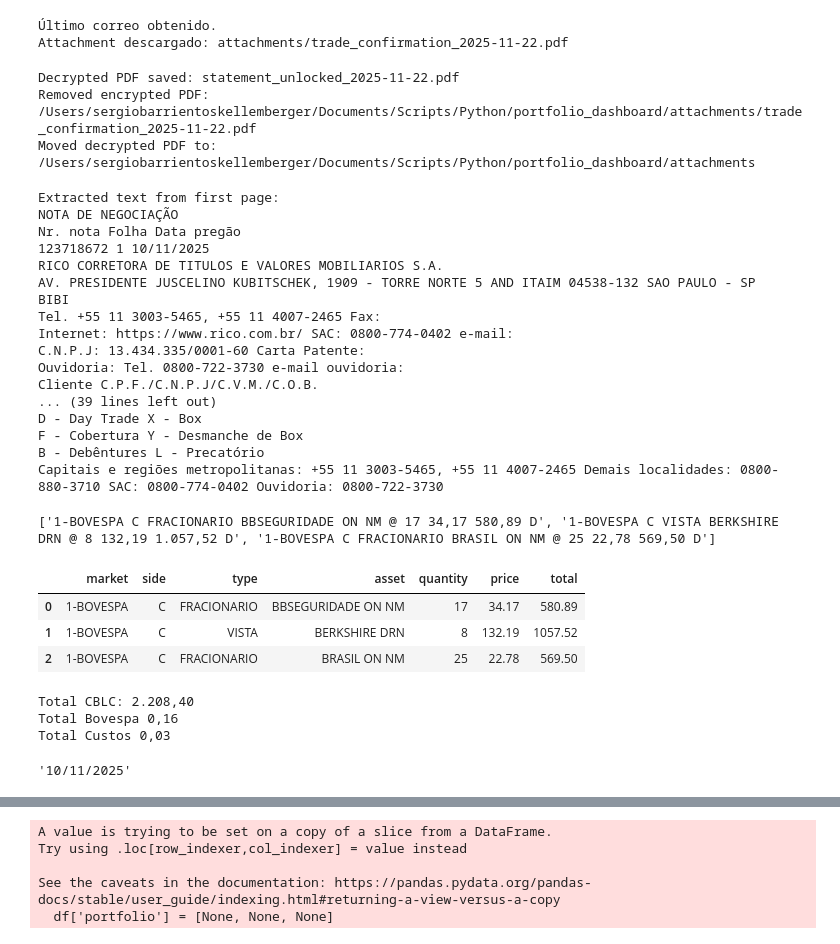
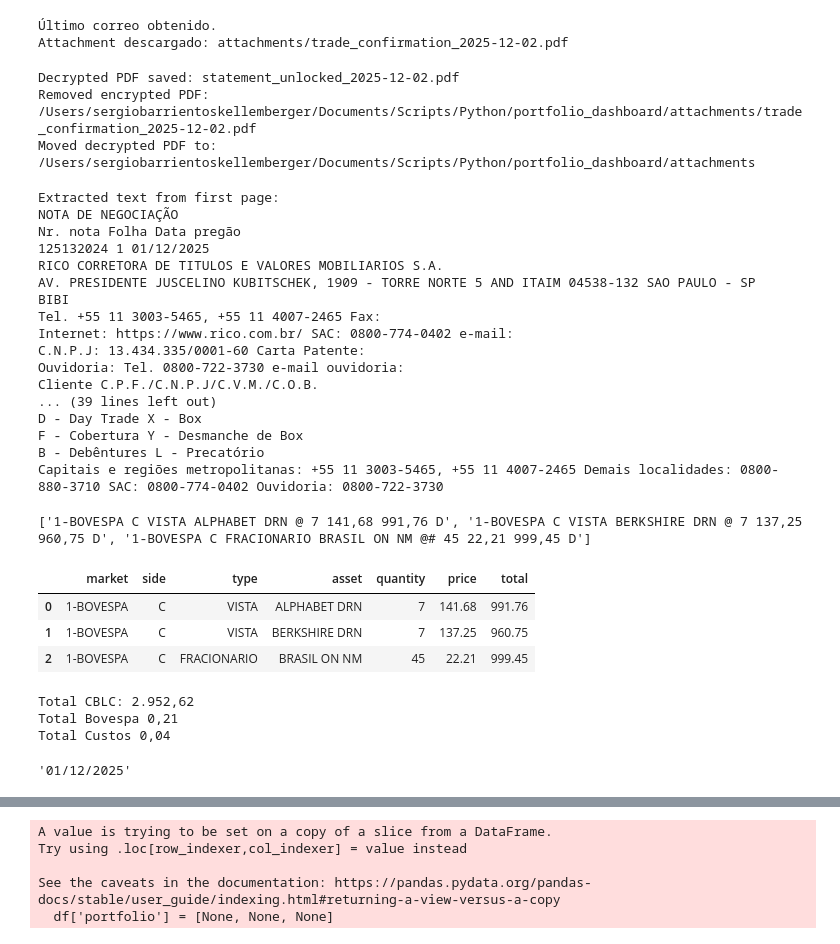
Before and after one commit to sergiobk201/portfolio_dashboard, a Jupyter notebook: gmail_rico_automation.ipynb, the cells around one changed output, grey strips where cells are left out. Cells and saved outputs as stored; diff of their text form; code cells hidden in the pictures.

Commit message:
new trades from december loaded to database, need to update the code to pull the table with SQL alchemy before adding tickers, IDs and portfolio to avoid user input as much as possible

```diff
--- a/gmail_rico_automation.ipynb
+++ b/gmail_rico_automation.ipynb
@@ -39,7 +39,7 @@ try:
     response = service.users().messages().list(
         userId="me",
         maxResults=1,
-        q="from: noreply@rico.com.vc has:attachment"  # puedes poner filtros como 'from:rico@...'
+        q="from: no-reply@rico.com.vc has:attachment"  # puedes poner filtros como 'from:rico@...'
     ).execute()
 
     messages = response.get("messages", [])
@@ -103,7 +103,7 @@ except Exception as e:
     print("Error:", e)
 # %% [output]
 Último correo obtenido.
-Attachment descargado: attachments/trade_confirmation_2025-11-22.pdf
+Attachment descargado: attachments/trade_confirmation_2025-12-02.pdf
 # %%
 import shutil
 import pikepdf
@@ -138,15 +138,15 @@ dst = os.path.join(os.getcwd(), "attachments")
 shutil.move(src, dst)
 print(f"Moved decrypted PDF to: {dst}")
 # %% [output]
-Decrypted PDF saved: statement_unlocked_2025-11-22.pdf
-Removed encrypted PDF: /Users/sergiobarrientoskellemberger/Documents/Scripts/Python/portfolio_dashboard/attachments/trade_confirmation_2025-11-22.pdf
+Decrypted PDF saved: statement_unlocked_2025-12-02.pdf
+Removed encrypted PDF: /Users/sergiobarrientoskellemberger/Documents/Scripts/Python/portfolio_dashboard/attachments/trade_confirmation_2025-12-02.pdf
 Moved decrypted PDF to: /Users/sergiobarrientoskellemberger/Documents/Scripts/Python/portfolio_dashboard/attachments
 # %%
 import pdfplumber
 import os
 
 with pdfplumber.open(os.path.join(dst, output_pdf)) as pdf:
-    first_page = pdf.pages[1]
+    first_page = pdf.pages[0]
     text = first_page.extract_text()
     print("Extracted text from first page:")
     print(text)
@@ -154,7 +154,7 @@ with pdfplumber.open(os.path.join(dst, output_pdf)) as pdf:
 Extracted text from first page:
 NOTA DE NEGOCIAÇÃO
 Nr. nota Folha Data pregão
-123718672 1 10/11/2025
+125132024 1 01/12/2025
 RICO CORRETORA DE TITULOS E VALORES MOBILIARIOS S.A.
 AV. PRESIDENTE JUSCELINO KUBITSCHEK, 1909 - TORRE NORTE 5 AND ITAIM 04538-132 SAO PAULO - SP
 BIBI
@@ -174,7 +174,7 @@ import re
 trades = re.findall(r"^1-BOVESPA.*$", text, flags=re.MULTILINE)
 print(trades)
 # %% [output]
-['1-BOVESPA C FRACIONARIO BBSEGURIDADE ON NM @ 17 34,17 580,89 D', '1-BOVESPA C VISTA BERKSHIRE DRN @ 8 132,19 1.057,52 D', '1-BOVESPA C FRACIONARIO BRASIL ON NM @ 25 22,78 569,50 D']
+['1-BOVESPA C VISTA ALPHABET DRN @ 7 141,68 991,76 D', '1-BOVESPA C VISTA BERKSHIRE DRN @ 7 137,25 960,75 D', '1-BOVESPA C FRACIONARIO BRASIL ON NM @# 45 22,21 999,45 D']
 # %%
 import pandas as pd
 
@@ -184,38 +184,38 @@ for line in trades:
     parts = line.split()
 
     market = parts[0]                      # 1-BOVESPA
     side = parts[1]                        # C or V
     tipo = parts[2]                        # FRACIONARIO, VISTA, etc.
 
     # Extract description until '@'
     result = next((s for s in parts if s.isdigit()), None)
     index = parts.index(result)
     description = " ".join(parts[3:index -1])
 
     quantity = int(parts[index])
 
     # Convert Brazilian decimals 34,17 → 34.17
-    price = float(parts[index + 1].replace(",", ".")).round(2)
-    total = float(parts[index + 2].replace(".", "").replace(",", ".")).round(2)
+    price = round(float(parts[index + 1].replace(",", ".")),2)
+    total = round(float(parts[index + 2].replace(".", "").replace(",", ".")),2)
 
     records.append({
         "market": market,
         "side": side,
         "type": tipo,
         "asset": description,
         "quantity": quantity,
         "price": price,
         "total": total,
     })
 
 # 3. Convert to DataFrame
 df = pd.DataFrame(records)
 df
 # %% [output]
 |  | market | side | type | asset | quantity | price | total |
-| 0 | 1-BOVESPA | C | FRACIONARIO | BBSEGURIDADE ON NM | 17 | 34.17 | 580.89 |
-| 1 | 1-BOVESPA | C | VISTA | BERKSHIRE DRN | 8 | 132.19 | 1057.52 |
-| 2 | 1-BOVESPA | C | FRACIONARIO | BRASIL ON NM | 25 | 22.78 | 569.50 |
+| 0 | 1-BOVESPA | C | VISTA | ALPHABET DRN | 7 | 141.68 | 991.76 |
+| 1 | 1-BOVESPA | C | VISTA | BERKSHIRE DRN | 7 | 137.25 | 960.75 |
+| 2 | 1-BOVESPA | C | FRACIONARIO | BRASIL ON NM | 45 | 22.21 | 999.45 |
 # %%
 def extract_single_value(label, text):
     pattern = fr"{label}\s+([\d\.,]+)"
@@ -231,7 +231,7 @@ print('Total Bovespa', total_bovespa)
 total_custos = extract_single_value('Total Custos / Despesas', text)
 print('Total Custos', total_custos)
 # %% [output]
-Total CBLC: 2.208,40
-Total Bovespa 0,16
-Total Custos 0,03
+Total CBLC: 2.952,62
+Total Bovespa 0,21
+Total Custos 0,04
 # %%
@@ -249,7 +249,7 @@ def extract_first_date(text):
 trade_date = extract_first_date(text)
 trade_date
 # %% [output]
-'10/11/2025'
+'01/12/2025'
 # %%
 final = df['total'].sum()
 final
```
Also changed, not shown: parts of 15 cells of this notebook.
